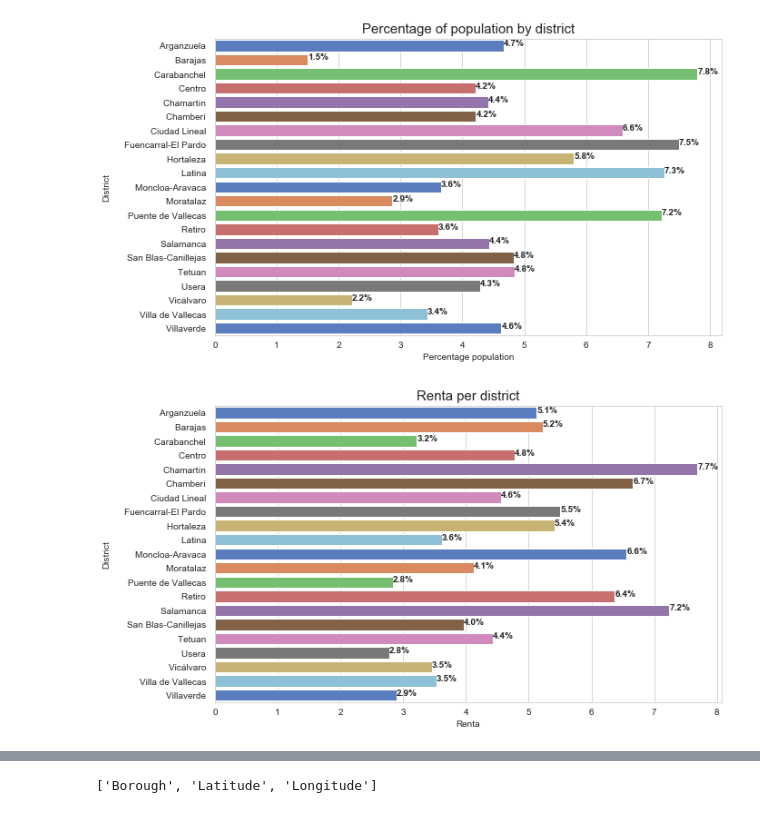
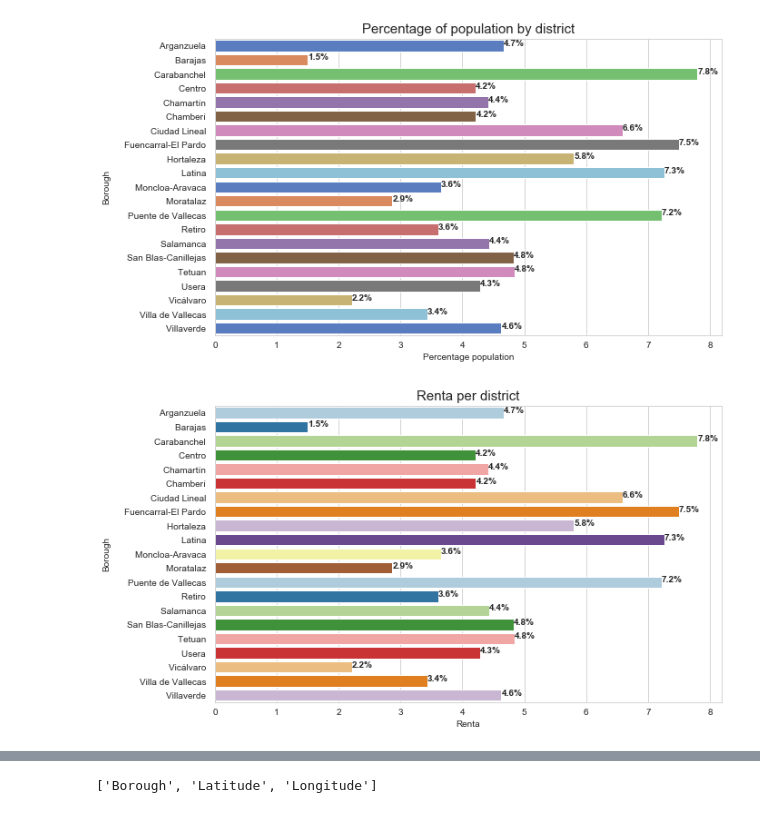
Before and after one commit to LourdesRodriguez/Applied_Data_Science_Capstone, a Jupyter notebook: 20210201_TheBattleofNeighborhoods_Final.ipynb, the cells around one changed output, grey strips where cells are left out. Saved outputs shown, nothing was run; the diff lists cells and outputs as text; code cells hidden in the pictures.

```diff
--- a/20210201_TheBattleofNeighborhoods_Final.ipynb
+++ b/20210201_TheBattleofNeighborhoods_Final.ipynb
@@ -305,11 +303,11 @@ data_per2 = data2.groupby('Borough').agg(percentage =('RentaINE', lambda p: p.su
 # %%
 sns.set_style("whitegrid")
 bar,ax = plt.subplots(figsize=(10,6))
-ax = sns.barplot(x="percentage", y=data_per2.index, data=data_per2, ci=None, palette="muted",orient='h' )
+ax = sns.barplot(x="percentage", y=data_per.index, data=data_per, ci=None, palette="Paired",orient='h' )
 ax.set_title("Renta per district", fontsize=15)
 ax.set_xlabel ("Renta")
-ax.set_ylabel ("District")
+ax.set_ylabel ("Borough")
 for rect in ax.patches:
     ax.text (rect.get_width(), rect.get_y() + rect.get_height() / 2,"%.1f%%"% rect.get_width(), weight='bold' )
 # %% [output]
-[figure, old version]
+[figure, new version]
```
Also changed, not shown: parts of 6 cells of this notebook.
